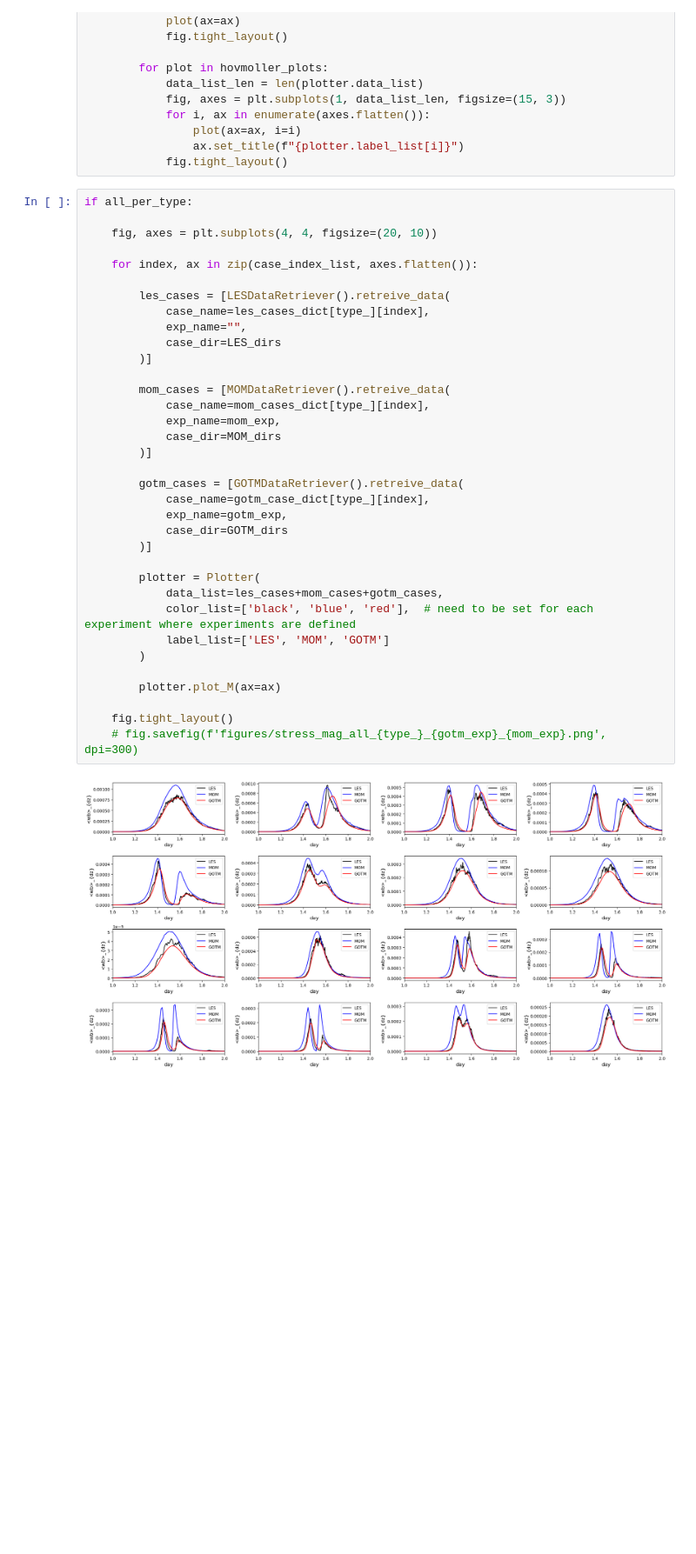
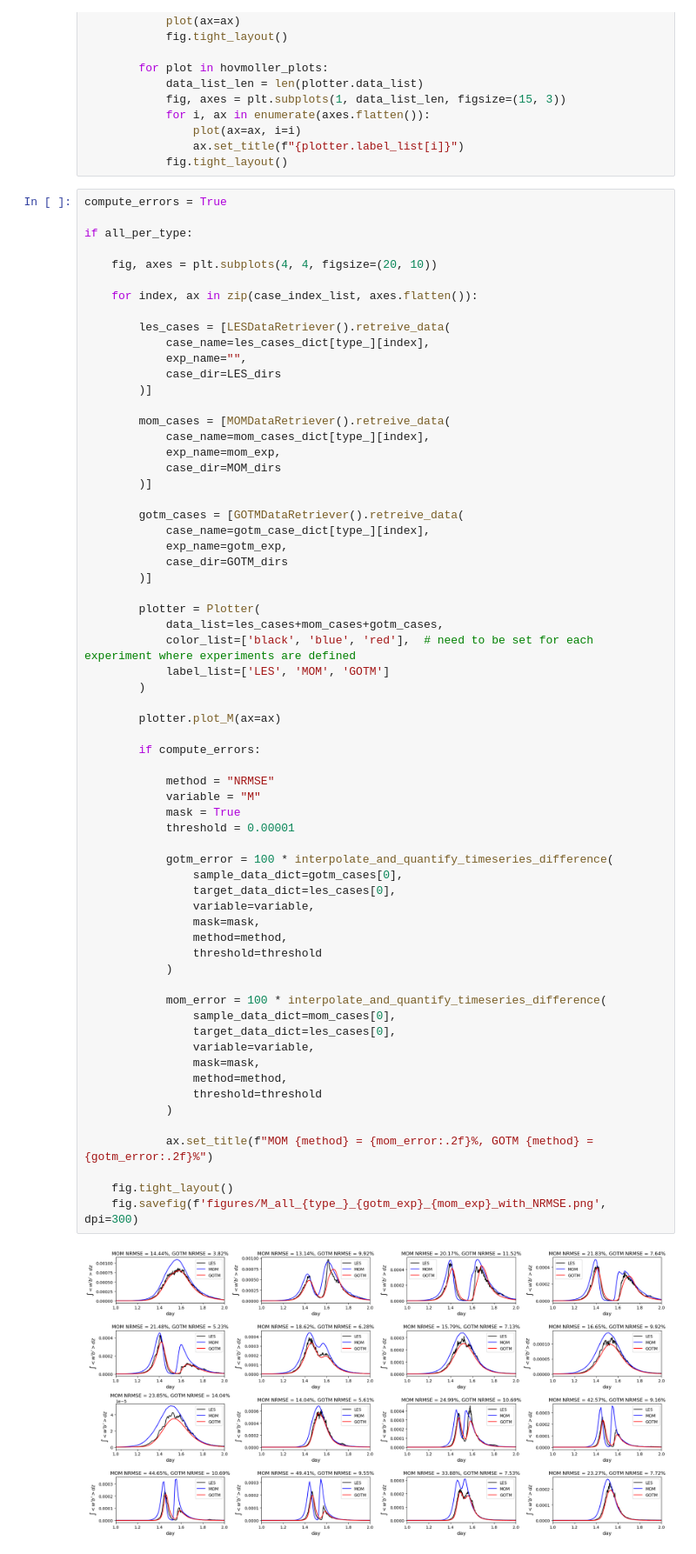
Before and after one commit to mrozowskamartaa/MOM6_SCM_Hurr, a Jupyter notebook: analysis/Compare_MOM_to_LES.ipynb, the cells around one changed output. Shown at 87% size. Cells and saved outputs as stored; diff of their text form; blank space fills up the shorter version.

Commit message:
added methods for interpolating timeseries

```diff
--- a/analysis/Compare_MOM_to_LES.ipynb
+++ b/analysis/Compare_MOM_to_LES.ipynb
@@ -216,6 +290,8 @@ if not all_per_type:
                 ax.set_title(f"{plotter.label_list[i]}")
             fig.tight_layout()
 # %%
+compute_errors = True
+
 if all_per_type:
 
     fig, axes = plt.subplots(4, 4, figsize=(20, 10))
@@ -223,35 +299,62 @@ if all_per_type:
     for index, ax in zip(case_index_list, axes.flatten()):
 
         les_cases = [LESDataRetriever().retreive_data(
             case_name=les_cases_dict[type_][index],
             exp_name="",
             case_dir=LES_dirs
         )]
 
         mom_cases = [MOMDataRetriever().retreive_data(
             case_name=mom_cases_dict[type_][index],
             exp_name=mom_exp,
             case_dir=MOM_dirs
         )]
 
         gotm_cases = [GOTMDataRetriever().retreive_data(
             case_name=gotm_case_dict[type_][index],
             exp_name=gotm_exp,
             case_dir=GOTM_dirs
         )]
 
         plotter = Plotter(
             data_list=les_cases+mom_cases+gotm_cases,
             color_list=['black', 'blue', 'red'],  # need to be set for each experiment where experiments are defined
             label_list=['LES', 'MOM', 'GOTM']
         )
 
         plotter.plot_M(ax=ax)
 
+        if compute_errors:
+
+            method = "NRMSE"
+            variable = "M"
+            mask = True
+            threshold = 0.00001
+
+            gotm_error = 100 * interpolate_and_quantify_timeseries_difference(
+                sample_data_dict=gotm_cases[0],
+                target_data_dict=les_cases[0],
+                variable=variable,
+                mask=mask,
+                method=method,
+                threshold=threshold
+            )
+
+            mom_error = 100 * interpolate_and_quantify_timeseries_difference(
+                sample_data_dict=mom_cases[0],
+                target_data_dict=les_cases[0],
+                variable=variable,
+                mask=mask,
+                method=method,
+                threshold=threshold
+            )
+
+            ax.set_title(f"MOM {method} = {mom_error:.2f}%, GOTM {method} = {gotm_error:.2f}%")
+
     fig.tight_layout()
-    # fig.savefig(f'figures/stress_mag_all_{type_}_{gotm_exp}_{mom_exp}.png', dpi=300)
+    fig.savefig(f'figures/M_all_{type_}_{gotm_exp}_{mom_exp}_with_NRMSE.png', dpi=300)
 # %% [output]
-[figure, old version]
+[figure, new version]
 # %%
 if not all_per_type:
 
```
Also changed, not shown: parts of 13 cells of this notebook, 2 other files.
